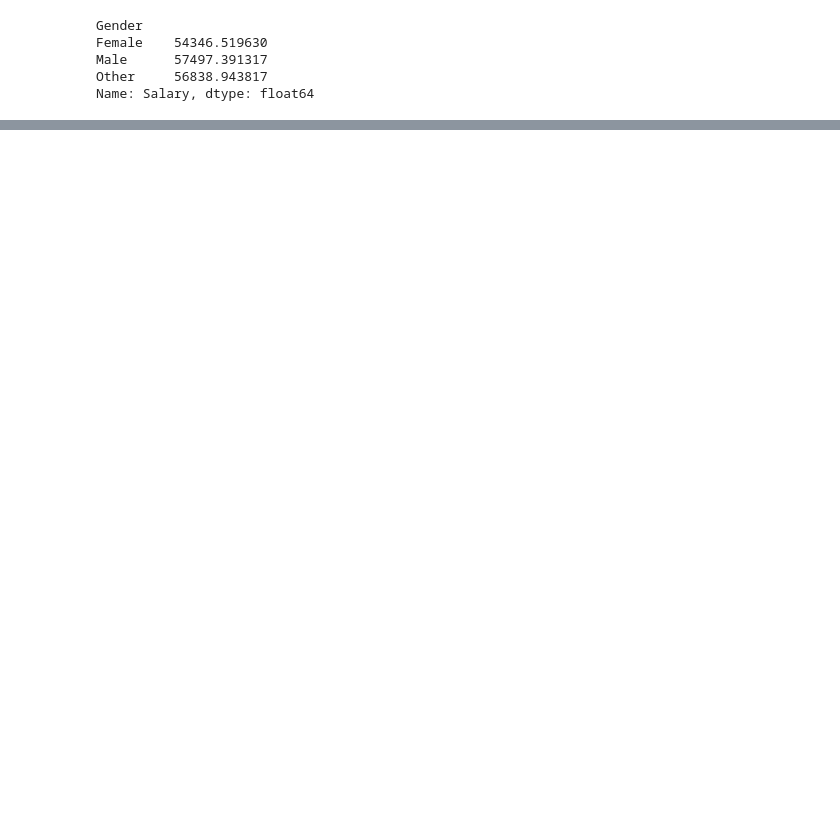
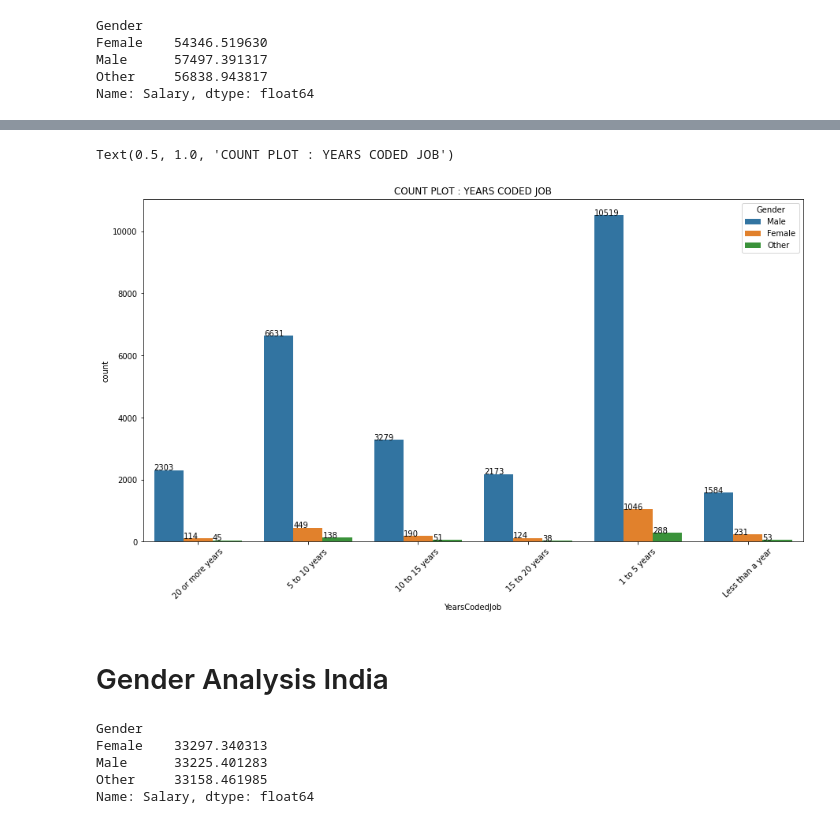
Before and after one commit to g-4-gagan/Developer-data-analysis, a Jupyter notebook: 3.Gender_Column_Analysis.ipynb, the cells around one changed output, grey strips where cells are left out. Saved outputs shown, nothing was run; the diff lists cells and outputs as text; code cells hidden in the pictures; blank space fills up the shorter version.

```diff
--- a/3.Gender_Column_Analysis.ipynb
+++ b/3.Gender_Column_Analysis.ipynb
@@ -59,0 +85,22 @@ plt.show()
+# %%
+plt.figure(figsize=(15,8))
+ax=sns.countplot(data=df,x='YearsCodedJob',hue='Gender')
+plt.xticks(rotation=45)
+for p in ax.patches:
+    ax.annotate(format(p.get_height()),(p.get_x(),p.get_height()+0.6))
+plt.title("COUNT PLOT : YEARS CODED JOB")
+# %% [output]
+Text(0.5, 1.0, 'COUNT PLOT : YEARS CODED JOB')
+[figure, added]
+# %% [markdown]
+# Gender Analysis India
+# %%
+df_india=df[df['Country']=='India']
+gender_groupby_India = df_india.groupby('Gender')
+gender_groupby_India['Salary'].mean()
+# %% [output]
+Gender
+Female    33297.340313
+Male      33225.401283
+Other     33158.461985
+Name: Salary, dtype: float64
```
Also changed, not shown: parts of 12 cells of this notebook, 2 other files.
